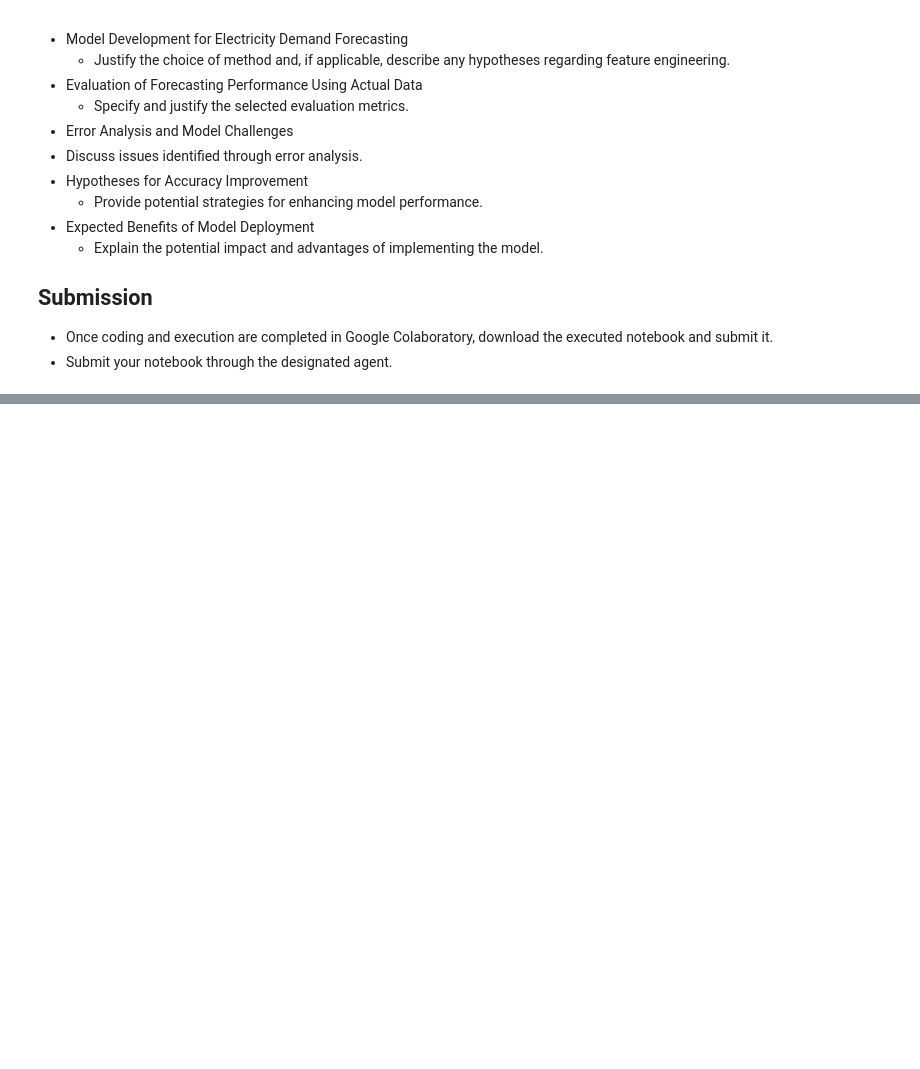
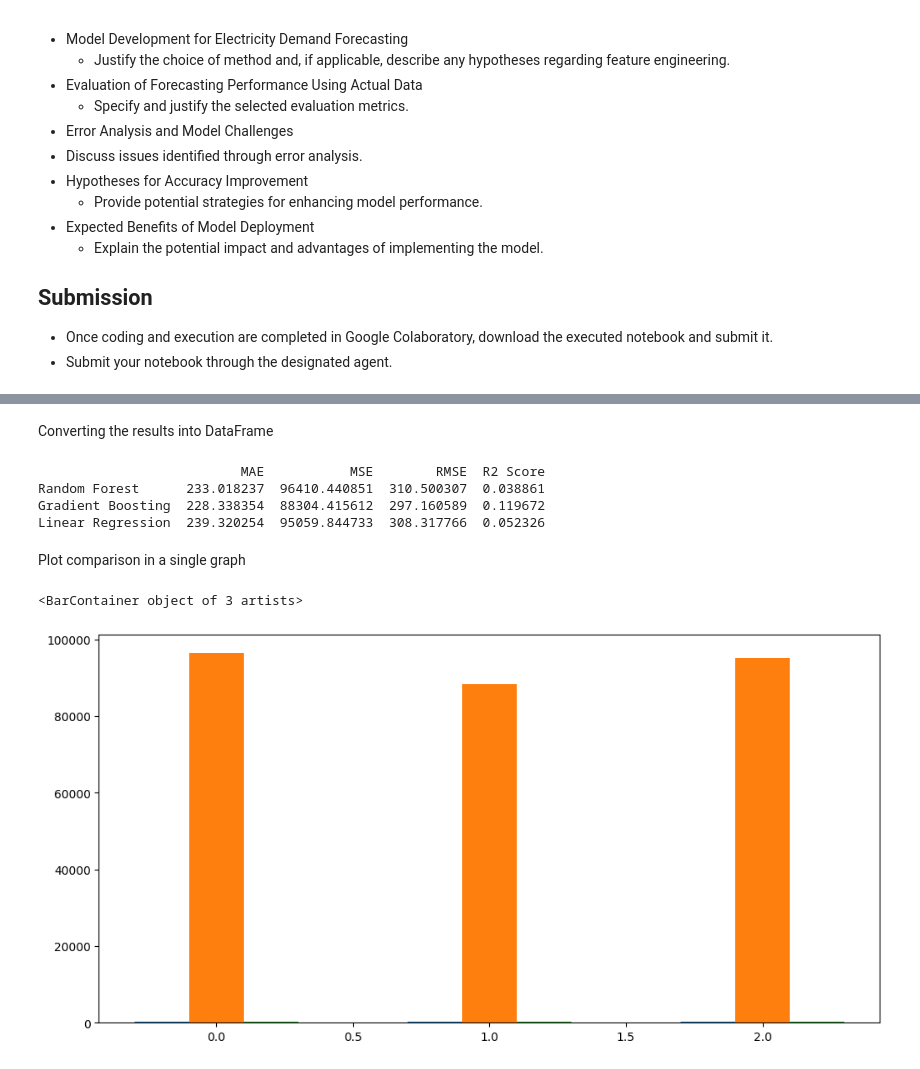
Before and after one commit to Charan-BE21B010/My-Projects, a Jupyter notebook: Electricity_Forecasting_Demand.ipynb, the cells around one changed output, grey strips where cells are left out. Drawn from its saved outputs; the diff is of its cells as text; code cells hidden in the pictures; blank space fills up the shorter version.

```diff
--- a/Electricity_Forecasting_Demand.ipynb
+++ b/Electricity_Forecasting_Demand.ipynb
@@ -162,0 +59,3 @@ Gradient Boosting:
+# %%
+X = merged_df[features]
+y = merged_df[target]
@@ -162,0 +72,6 @@ Gradient Boosting:
+# %%
+models = {
+    "Random Forest": RandomForestRegressor(n_estimators=100, random_state=42),
+    "Gradient Boosting": GradientBoostingRegressor(n_estimators=100, random_state=42),
+    "Linear Regression": LinearRegression()
+}
@@ -162,0 +80,23 @@ Gradient Boosting:
+# %%
+from sklearn.metrics import mean_absolute_error, mean_squared_error, r2_score
+results = {}
+for name, model in models.items():
+    model.fit(X_train, y_train)
+    y_pred = model.predict(X_test)
+    mae = mean_absolute_error(y_test, y_pred)
+    mse = mean_squared_error(y_test, y_pred)
+    rmse = np.sqrt(mse)
+    r2 = r2_score(y_test, y_pred)
+    results[name] = {"MAE": mae, "MSE": mse, "RMSE": rmse, "R2 Score": r2}
+# %% [markdown]
+Converting the results into DataFrame
+# %%
+results_df = pd.DataFrame(results).T
+print(results_df)
+# %% [output]
+                          MAE           MSE        RMSE  R2 Score
+Random Forest      233.018237  96410.440851  310.500307  0.038861
+Gradient Boosting  228.338354  88304.415612  297.160589  0.119672
+Linear Regression  239.320254  95059.844733  308.317766  0.052326
+# %% [markdown]
+Plot comparison in a single graph
@@ -162,0 +106,12 @@ Gradient Boosting:
+# %%
+plt.figure(figsize=(12, 6))
+bar_width = 0.2
+x_labels = list(results_df.index)
+x = np.arange(len(x_labels))
+
+plt.bar(x - bar_width, results_df['MAE'], width=bar_width, label='MAE')
+plt.bar(x, results_df['MSE'], width=bar_width, label='MSE')
+plt.bar(x + bar_width, results_df['RMSE'], width=bar_width, label='RMSE')
+# %% [output]
+<BarContainer object of 3 artists>
+[figure, added]
```
Also changed, not shown: parts of 30 cells of this notebook.
